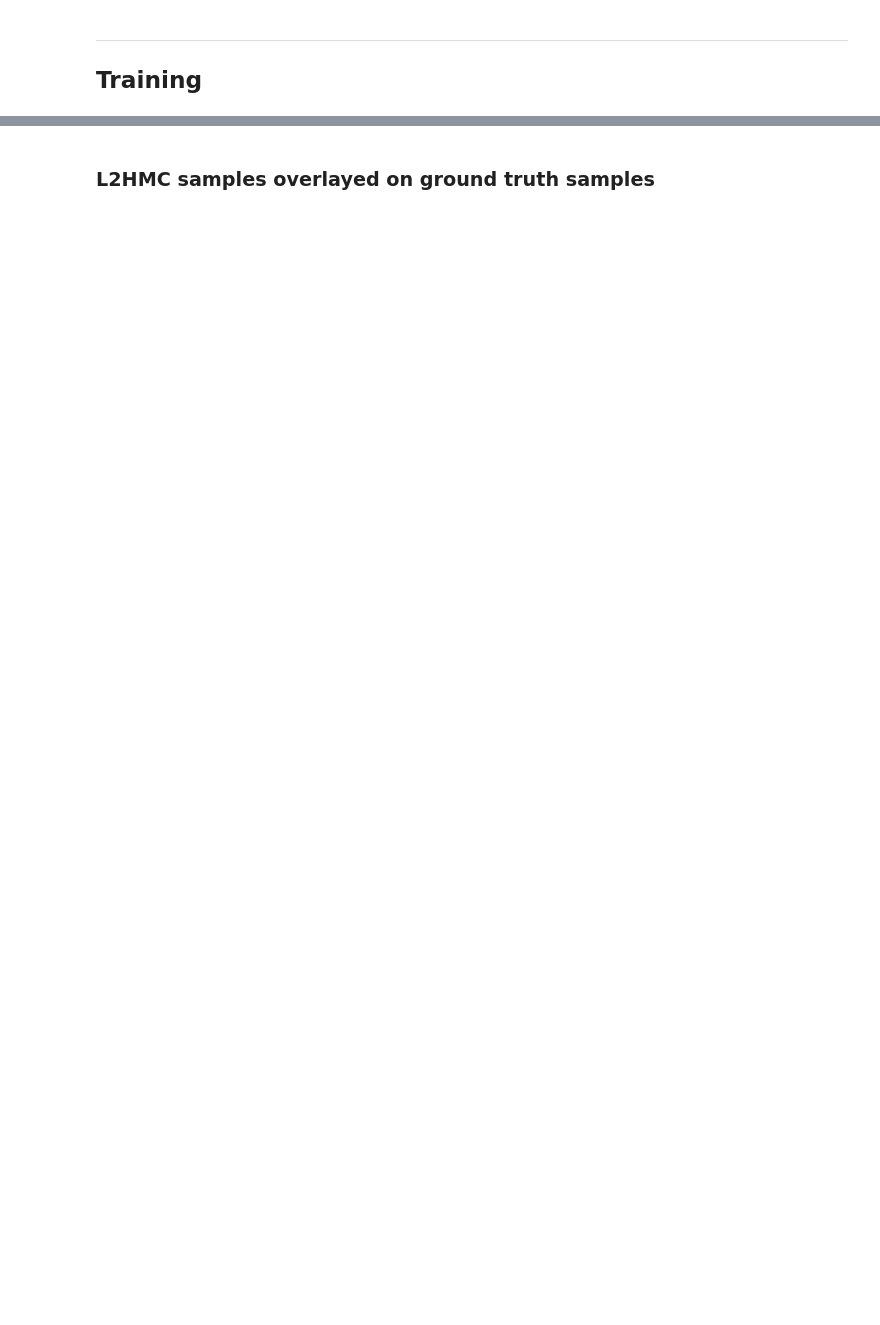
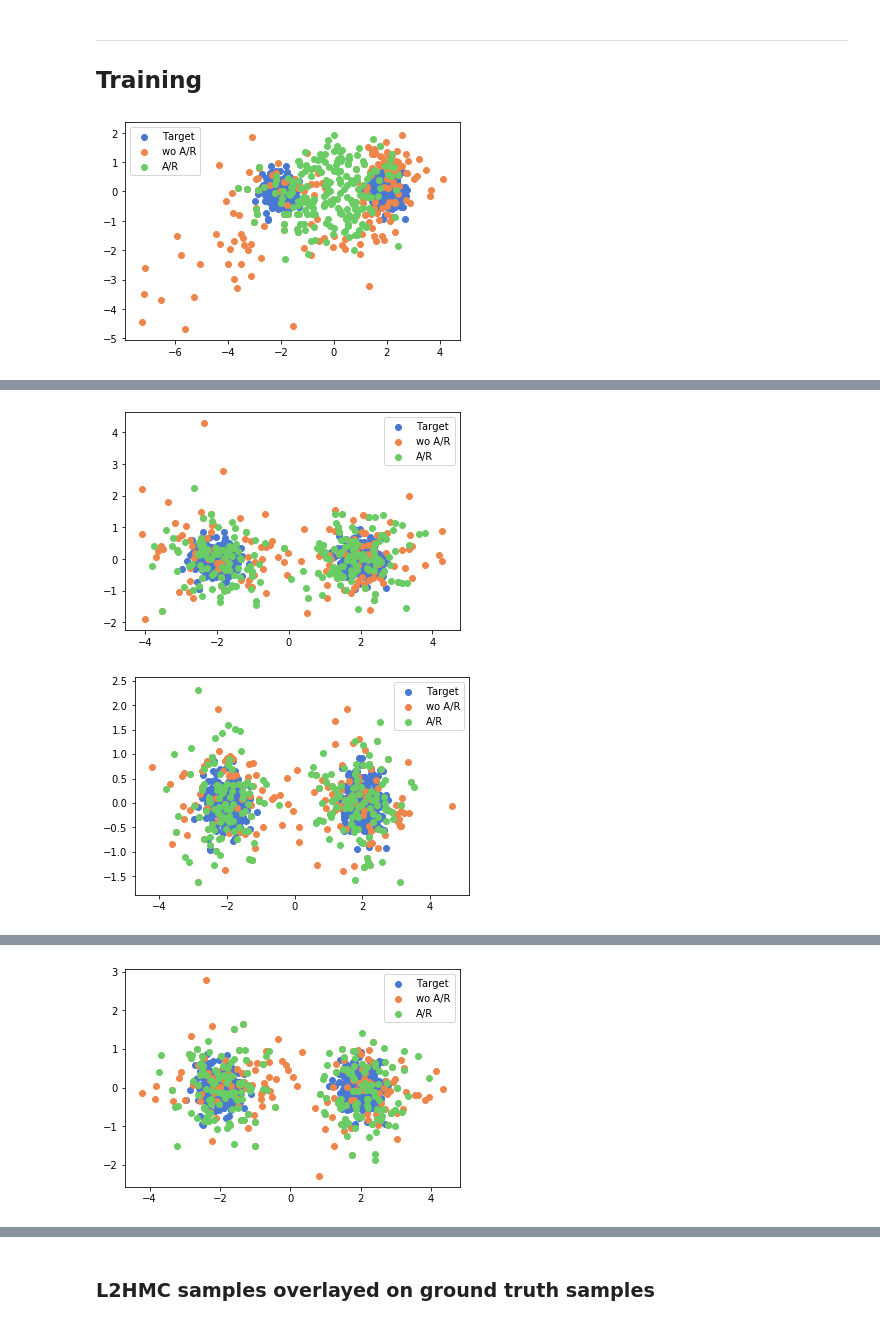
Before and after one commit to nkotelevskii/l2hmc_pytorch, a Jupyter notebook: l2hmc/experiments_gmm.ipynb, the cells around one changed output, grey strips where cells are left out. Cells and saved outputs as stored; diff of their text form; code cells hidden in the pictures; blank space fills up the shorter version.

```diff
--- a/l2hmc/experiments_gmm.ipynb
+++ b/l2hmc/experiments_gmm.ipynb
@@ -91,6 +91,7 @@ dynamics = Dynamics(x_dim, dist.get_energy_function(), T=10, eps=0.1, net_factor
 # %%
 n_steps = 5000
 n_samples = 200
+use_barker = True
 # %%
 optim = Adam(dynamics.parameters())
 scheduler = StepLR(optim, step_size=1000, gamma=0.96)
@@ -103,34 +104,47 @@ def criterion(v1, v2):
 for t in tqdm(range(n_steps)):
     tmp = 9.0 * (1 - t / float(n_steps)) + 1
     if(t==0):
         x = torch.randn(n_samples, x_dim, dtype=torch.float32, device=device)
     else:
         x = output[0].data #.to(device)
 
     z = torch.randn_like(x, device=device)
 
     optim.zero_grad()
-    Lx, _, log_px, output, _ = propose(x, dynamics, do_mh_step=True, temperature=tmp, device=device)
-    Lz, _, log_pz, _, _ = propose(z, dynamics, do_mh_step=False, temperature=tmp, device=device)
+    Lx, _, log_px, output, _, _ = propose(x, dynamics, do_mh_step=True, device=device, use_barker=use_barker)
+    Lz, _, log_pz, _, _, _ = propose(z, dynamics, do_mh_step=False, device=device, use_barker=use_barker)
 
-    px = log_px.exp()
-    pz = log_pz.exp()
+    if use_barker:
+        px = log_px[0].exp()
+        pz = log_pz[0].exp()
+    else:
+        px = log_px.exp()
+        pz = log_pz.exp()
 
     v1 = (torch.sum((x - Lx)**2, dim=1) * px) + torch.tensor(1e-4, device=device)
     v2 = (torch.sum((z - Lz)**2, dim=1) * pz) + torch.tensor(1e-4, device=device)
+
+
+    if t % 50 == 0:
+        plt.scatter(S[:, 0], S[:, 1], label='Target')
+        plt.scatter(Lx.cpu().detach()[:, 0], Lx.cpu().detach()[:, 1], label='wo A/R')
+        plt.scatter(output[0].cpu().detach()[:, 0], output[0].cpu().detach()[:, 1], label='A/R')
+        plt.legend()
+        plt.show();
 
     loss = criterion(v1, v2)
 
 #     with torch.autograd.detect_anomaly():
 #     set_trace()
     loss.backward()
     optim.step()
 
     if t % 100 == 0:
         current_lr = None
         for param_group in optim.param_groups:
             current_lr = param_group['lr']
         print ('Step: %d / %d, Loss: %.2e, Acceptance sample: %.2f, LR: %.5f' % (t, n_steps, loss.item(), np.mean(px.cpu().detach().numpy()), current_lr))
     scheduler.step()
     optim.zero_grad()
 # %% [output]
+[figure, added]
@@ -137,0 +152,2 @@ Step: 0 / 5000, Loss: 3.87e+02, Acceptance sample: 0.34, LR: 0.00100
+[figure, added]
+[figure, added]
@@ -138,0 +155 @@ Step: 100 / 5000, Loss: -7.95e+00, Acceptance sample: 0.51, LR: 0.00100
+[figure, added]
```
Also changed, not shown: parts of 8 cells of this notebook, 5 other files.
